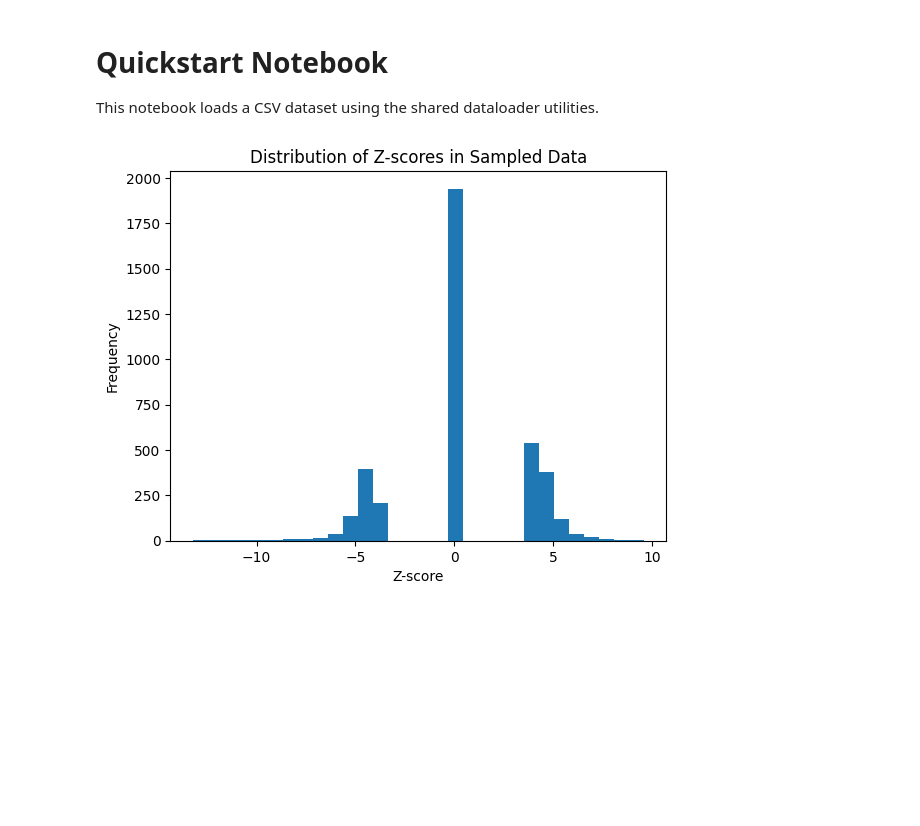
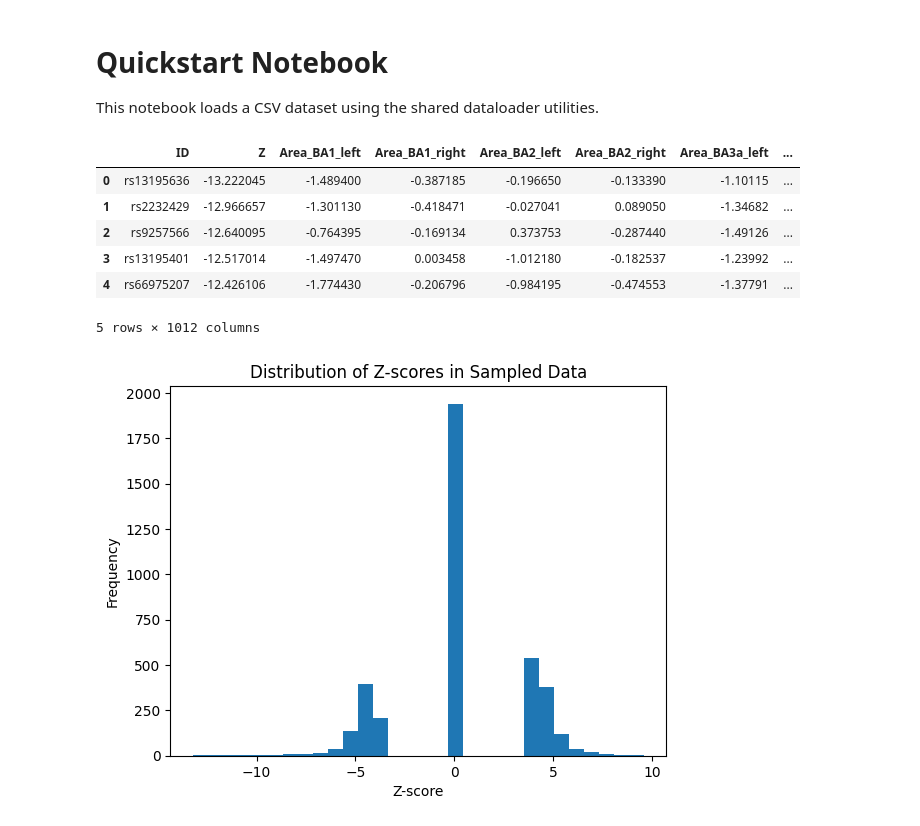
Before and after one commit to LeonAckermann/ml-genetics4psychiatry, a Jupyter notebook: scripts/schizophrenia/dnn_binary.ipynb, the cells around one changed output. Saved outputs shown, nothing was run; the diff lists cells and outputs as text; code cells hidden in the pictures; blank space fills up the shorter version.

```diff
--- a/scripts/schizophrenia/dnn_binary.ipynb
+++ b/scripts/schizophrenia/dnn_binary.ipynb
@@ -16,9 +16,19 @@ if str(project_root) not in sys.path:
 
 from dataloader import load_illness_data, load_txt_polars
 
-data_path = "../../data/sampled/low_high/sampled_SCZ_p0.0001.txt"
+data_path = "../../data/sampled/low_high/sampled_SCZ_p0.01.txt"
 
 df = load_txt_polars(data_path)
+# %%
+df.head(5)
+# %% [output]
+|  | ID | Z | Area_BA1_left | Area_BA1_right | Area_BA2_left | Area_BA2_right | Area_BA3a_left | ... |
+| 0 | rs13195636 | -13.222045 | -1.489400 | -0.387185 | -0.196650 | -0.133390 | -1.10115 | ... |
+| 1 | rs2232429 | -12.966657 | -1.301130 | -0.418471 | -0.027041 | 0.089050 | -1.34682 | ... |
+| 2 | rs9257566 | -12.640095 | -0.764395 | -0.169134 | 0.373753 | -0.287440 | -1.49126 | ... |
+| 3 | rs13195401 | -12.517014 | -1.497470 | 0.003458 | -1.012180 | -0.182537 | -1.23992 | ... |
+| 4 | rs66975207 | -12.426106 | -1.774430 | -0.206796 | -0.984195 | -0.474553 | -1.37791 | ... |
+5 rows × 1012 columns
 # %%
 # plot the labels Z
 import matplotlib.pyplot as plt
```
Also changed, not shown: 2 other files.
